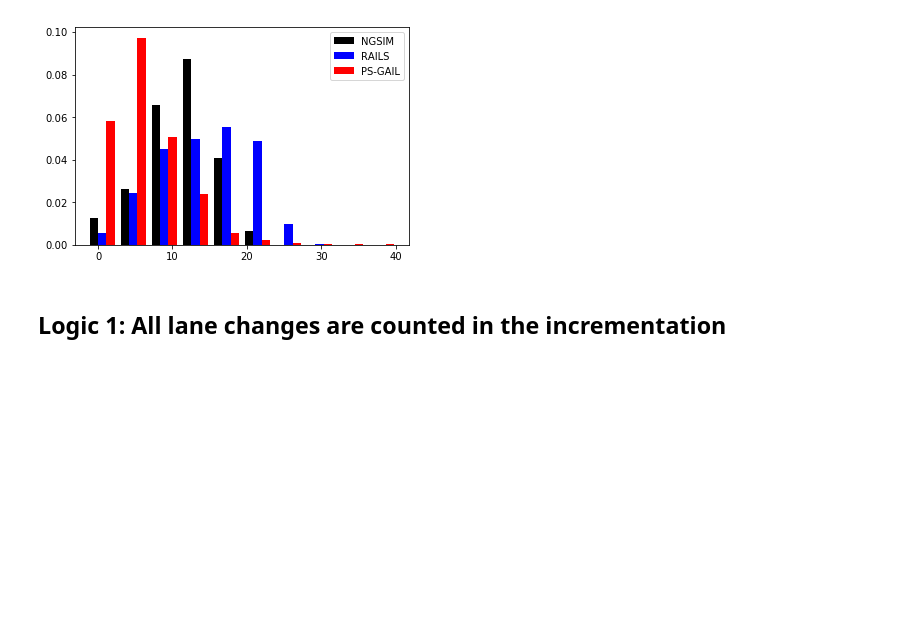
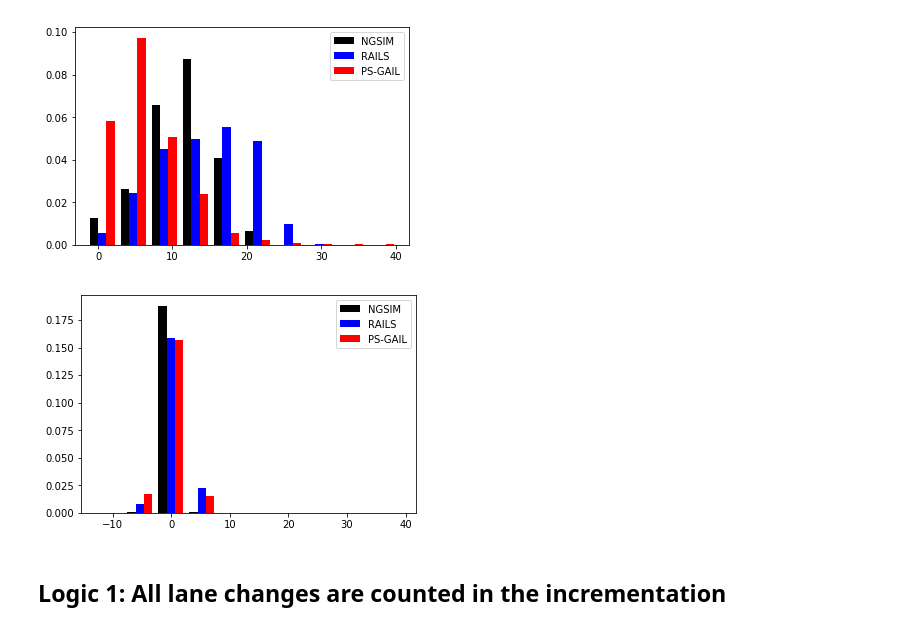
Before and after one commit to raunakbh92/ngsim_env, a Jupyter notebook: scripts/imitation/calcLaneChangeRate.ipynb, the cells around one changed output. Saved outputs shown, nothing was run; the diff lists cells and outputs as text; code cells hidden in the pictures; blank space fills up the shorter version.

Commit message:
Added acceleration distribution histogram
Following on to the velocity distribution histogram from the previous
commit

Disclaimer: Code is still very ugly

```diff
--- a/scripts/imitation/calcLaneChangeRate.ipynb
+++ b/scripts/imitation/calcLaneChangeRate.ipynb
@@ -337,6 +337,22 @@ plt.savefig('Combined_VelDistb.png')
 # %% [output]
 (20000, 66)
 [figure]
+# %%
+# Assumes you have run the above cell and its above rigmarole already
+# so that psgail_obs and rail_obs is defined
+psgailaccels = psgail_obs[:,observation_indexes['accel']]
+railaccels = rail_obs[:,observation_indexes['accel']]
+expertaccels = expert['0750am-0805am']['observations'][:,observation_indexes['accel']]
+
+fig, axes = plt.subplots(nrows=1,ncols=1)
+
+colors = ['black','blue','red']
+axes.hist([expertaccels,railaccels,psgailaccels], normed = True, color = colors, \
+          label = ['NGSIM','RAILS','PS-GAIL'])
+axes.legend(prop={'size': 10})
+plt.savefig('Combined_AccelDistb.png')
+# %% [output]
+[figure, added]
 # %%
 meriDict = traj_lab_dict[model_labels[0]][0][0][0]
 laneInfoArray = meriDict['laneNum']
```
